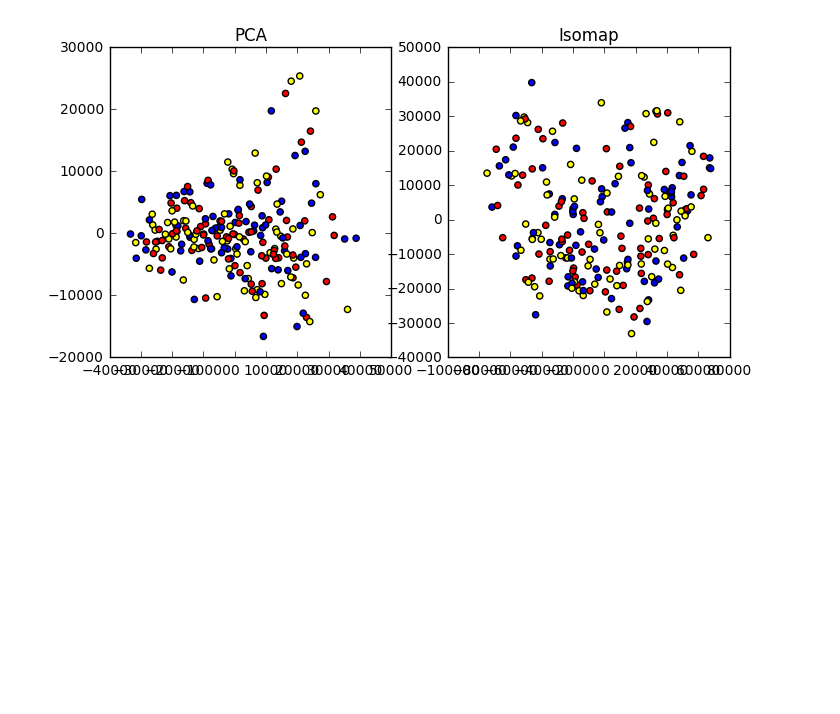
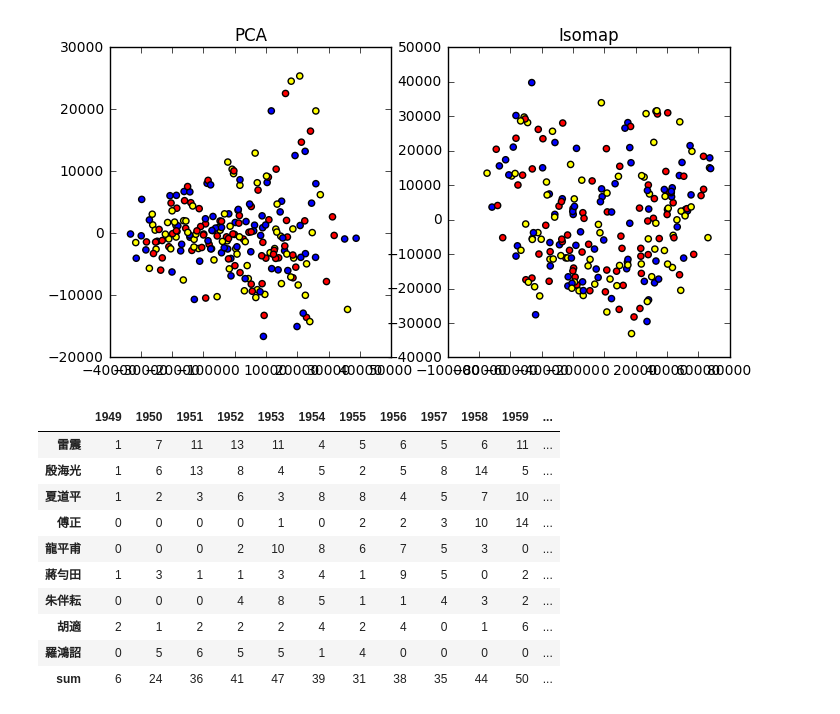
Before and after one commit to redwing710886/meeting_porject, a Jupyter notebook: final_paper_work/自由中國作者數據前處理.ipynb, the cells around one changed output. Drawn from its saved outputs; the diff is of its cells as text; code cells hidden in the pictures; blank space fills up the shorter version.

```diff
--- a/final_paper_work/自由中國作者數據前處理.ipynb
+++ b/final_paper_work/自由中國作者數據前處理.ipynb
@@ -124,3 +124,53 @@ ax[1].set_title('Isomap')
 plt.show()
 # %% [output]
 [figure]
+# %%
+import codecs
+import os
+from collections import defaultdict,Counter
+
+import pandas as pd
+from pandas import Series, DataFrame
+
+condicate_author_path = "D:\\課業相關\\論文資料\\SVM\\condicate_author\\"
+
+year = defaultdict(list)
+
+for file in os.listdir(condicate_author_path):
+    with codecs.open(condicate_author_path+file,'rb','utf8') as f:
+        head = f.readline().strip()
+        t = head.split()[0].split('-')[0]
+        #if t not in year[file.split('_')[0]]:
+        year[file.split('_')[0]].append(t)
+
+year2 = defaultdict(list)
+
+for i in year:
+    #print (i,len(year[i]))
+    temp = []
+    for j in range(1949,1961):
+        temp.append(year[i].count(str(j)))
+    #print (Counter(year[i]))
+    year2[i] = temp
+
+df = DataFrame(year2,index=[str(i) for i in range(1949,1961)]).transpose()
+df2 = DataFrame([i for i in df.sum()],index=[str(i) for i in range(1949,1961)],columns=['sum']).transpose()
+#df3 = DataFrame([i for i in df.sum(axis=1)],index=[i for i in df.index],columns=['總和'])
+df = df.append(df2)
+#df.sum(axis=1)
+df.loc[:,'sum'] = [i for i in df.sum(axis=1)]
+df['sum']['sum'] = 0
+df = df.sort(['sum'],ascending=False)
+df
+# %% [output]
+|  | 1949 | 1950 | 1951 | 1952 | 1953 | 1954 | 1955 | 1956 | 1957 | 1958 | 1959 | ... |
+| 雷震 | 1 | 7 | 11 | 13 | 11 | 4 | 5 | 6 | 5 | 6 | 11 | ... |
+| 殷海光 | 1 | 6 | 13 | 8 | 4 | 5 | 2 | 5 | 8 | 14 | 5 | ... |
+| 夏道平 | 1 | 2 | 3 | 6 | 3 | 8 | 8 | 4 | 5 | 7 | 10 | ... |
+| 傅正 | 0 | 0 | 0 | 0 | 1 | 0 | 2 | 2 | 3 | 10 | 14 | ... |
+| 龍平甫 | 0 | 0 | 0 | 2 | 10 | 8 | 6 | 7 | 5 | 3 | 0 | ... |
+| 蔣勻田 | 1 | 3 | 1 | 1 | 3 | 4 | 1 | 9 | 5 | 0 | 2 | ... |
+| 朱伴耘 | 0 | 0 | 0 | 4 | 8 | 5 | 1 | 1 | 4 | 3 | 2 | ... |
+| 胡適 | 2 | 1 | 2 | 2 | 2 | 4 | 2 | 4 | 0 | 1 | 6 | ... |
+| 羅鴻詔 | 0 | 5 | 6 | 5 | 5 | 1 | 4 | 0 | 0 | 0 | 0 | ... |
+| sum | 6 | 24 | 36 | 41 | 47 | 39 | 31 | 38 | 35 | 44 | 50 | ... |
```
Also changed, not shown: 7 other files.
